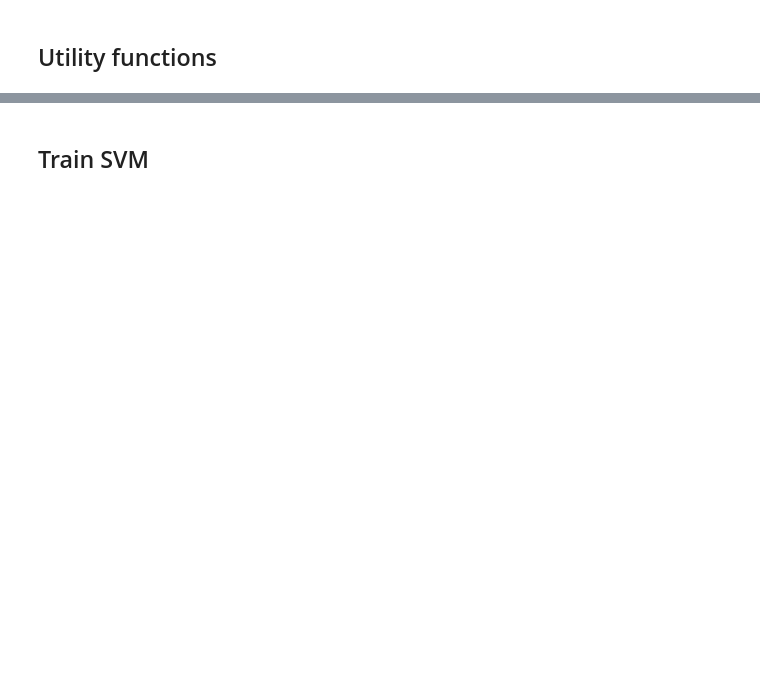
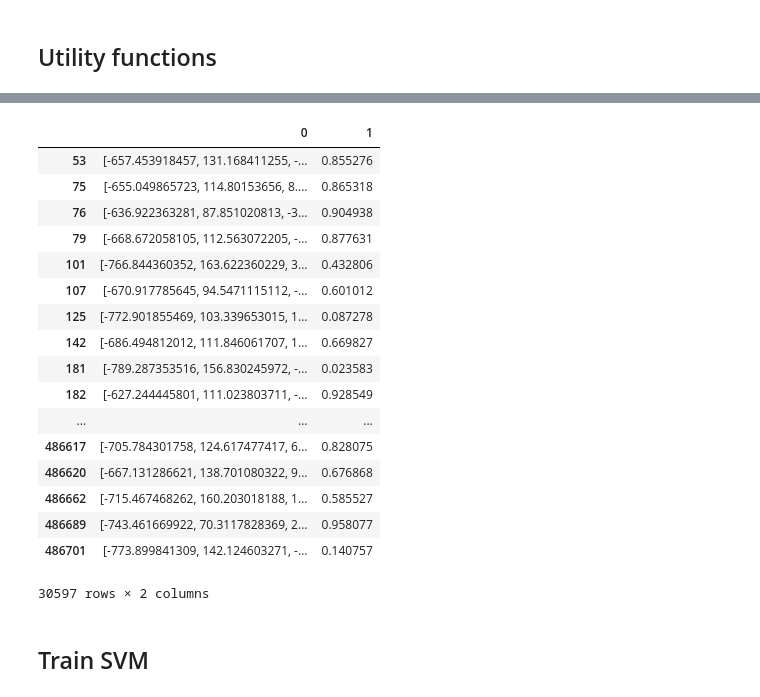
Before and after one commit to RyuuTDF/AcousticBrainz, a Jupyter notebook: SVM.ipynb, the cells around one changed output, grey strips where cells are left out. Drawn from its saved outputs; the diff is of its cells as text; code cells hidden in the pictures; blank space fills up the shorter version.

```diff
--- a/SVM.ipynb
+++ b/SVM.ipynb
@@ -89,3 +164,24 @@ print training_data.head()
+# %%
+training_data[0:-2]
+# %% [output]
+|  | 0 | 1 |
+| 53 | [-657.453918457, 131.168411255, -... | 0.855276 |
+| 75 | [-655.049865723, 114.80153656, 8.... | 0.865318 |
+| 76 | [-636.922363281, 87.851020813, -3... | 0.904938 |
+| 79 | [-668.672058105, 112.563072205, -... | 0.877631 |
+| 101 | [-766.844360352, 163.622360229, 3... | 0.432806 |
+| 107 | [-670.917785645, 94.5471115112, -... | 0.601012 |
+| 125 | [-772.901855469, 103.339653015, 1... | 0.087278 |
+| 142 | [-686.494812012, 111.846061707, 1... | 0.669827 |
+| 181 | [-789.287353516, 156.830245972, -... | 0.023583 |
+| 182 | [-627.244445801, 111.023803711, -... | 0.928549 |
+| ... | ... | ... |
+| 486617 | [-705.784301758, 124.617477417, 6... | 0.828075 |
+| 486620 | [-667.131286621, 138.701080322, 9... | 0.676868 |
+| 486662 | [-715.467468262, 160.203018188, 1... | 0.585527 |
+| 486689 | [-743.461669922, 70.3117828369, 2... | 0.958077 |
+| 486701 | [-773.899841309, 142.124603271, -... | 0.140757 |
+30597 rows × 2 columns
 # %% [markdown]
 ## Train SVM
 # %%
```
Also changed, not shown: parts of 9 cells of this notebook.
